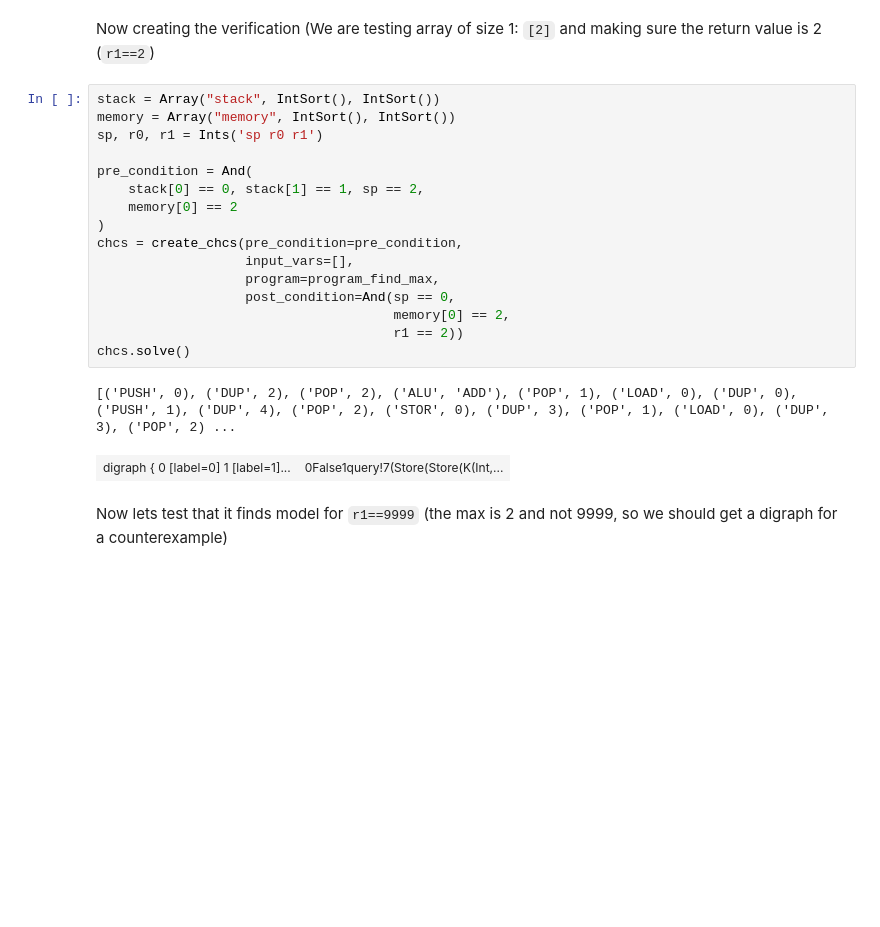
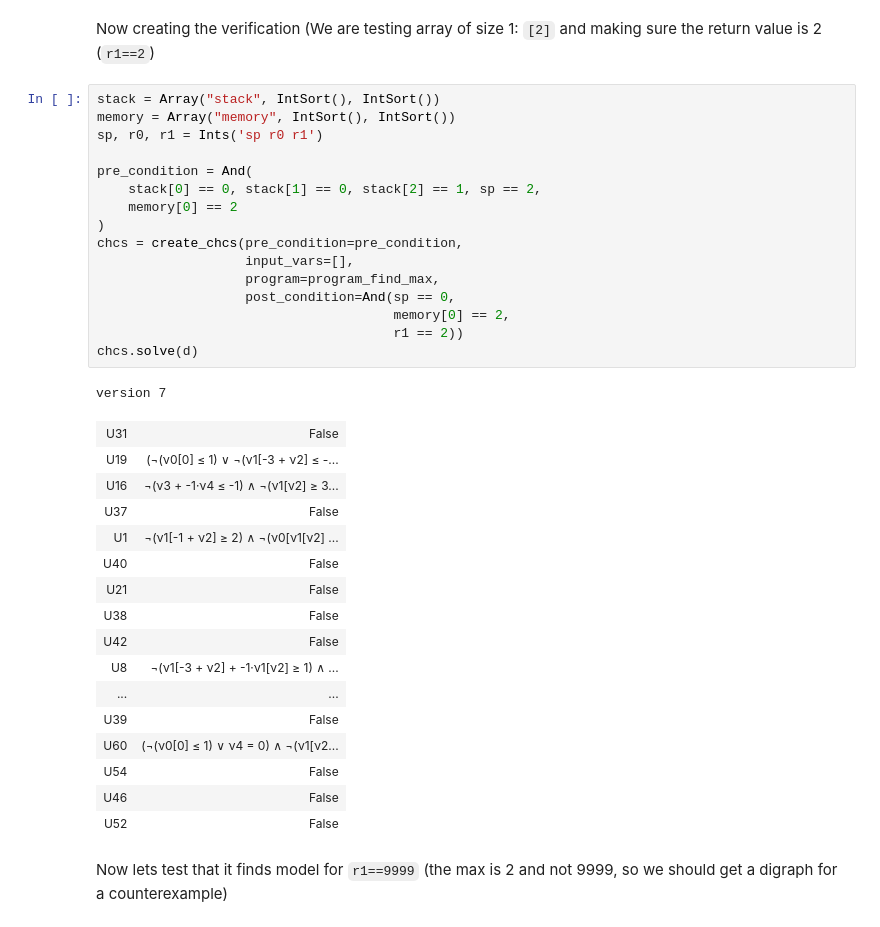
Before and after one commit to freundyotam/techcs-236346, a Jupyter notebook: sw/test_create_chcs.ipynb, the cells around one changed output. Saved outputs shown, nothing was run; the diff lists cells and outputs as text; blank space fills up the shorter version.

```diff
--- a/sw/test_create_chcs.ipynb
+++ b/sw/test_create_chcs.ipynb
@@ -149,22 +143,37 @@ Now creating the verification (We are testing array of size 1: `[2]` and making
 # %%
 stack = Array("stack", IntSort(), IntSort())
 memory = Array("memory", IntSort(), IntSort())
 sp, r0, r1 = Ints('sp r0 r1')
 
 pre_condition = And(
-    stack[0] == 0, stack[1] == 1, sp == 2,
+    stack[0] == 0, stack[1] == 0, stack[2] == 1, sp == 2,
     memory[0] == 2
 )
 chcs = create_chcs(pre_condition=pre_condition,
                    input_vars=[],
                    program=program_find_max,
                    post_condition=And(sp == 0,
                                       memory[0] == 2,
                                       r1 == 2))
-chcs.solve()
+chcs.solve(d)
 # %% [output]
-[('PUSH', 0), ('DUP', 2), ('POP', 2), ('ALU', 'ADD'), ('POP', 1), ('LOAD', 0), ('DUP', 0), ('PUSH', 1), ('DUP', 4), ('POP', 2), ('STOR', 0), ('DUP', 3), ('POP', 1), ('LOAD', 0), ('DUP', 3), ('POP', 2) ...
+version 7
-| digraph { 0 [label=0] 1 [label=1]... | 0False1query!7(Store(Store(K(Int,... |
+| U31 | False |
+| U19 | (¬(ν0[0] ≤ 1) ∨ ¬(ν1[-3 + ν2] ≤ -... |
+| U16 | ¬(ν3 + -1·ν4 ≤ -1) ∧ ¬(ν1[ν2] ≥ 3... |
+| U37 | False |
+| U1 | ¬(ν1[-1 + ν2] ≥ 2) ∧ ¬(ν0[ν1[ν2] ... |
+| U40 | False |
+| U21 | False |
+| U38 | False |
+| U42 | False |
+| U8 | ¬(ν1[-3 + ν2] + -1·ν1[ν2] ≥ 1) ∧ ... |
+| ... | ... |
+| U39 | False |
+| U60 | (¬(ν0[0] ≤ 1) ∨ ν4 = 0) ∧ ¬(ν1[ν2... |
+| U54 | False |
+| U46 | False |
+| U52 | False |
 # %% [markdown]
 Now lets test that it finds model for `r1==9999` (the max is 2 and not 9999, so we should get a digraph for a counterexample)
 # %%
```
Also changed, not shown: parts of 5 cells of this notebook, 2 other files.
